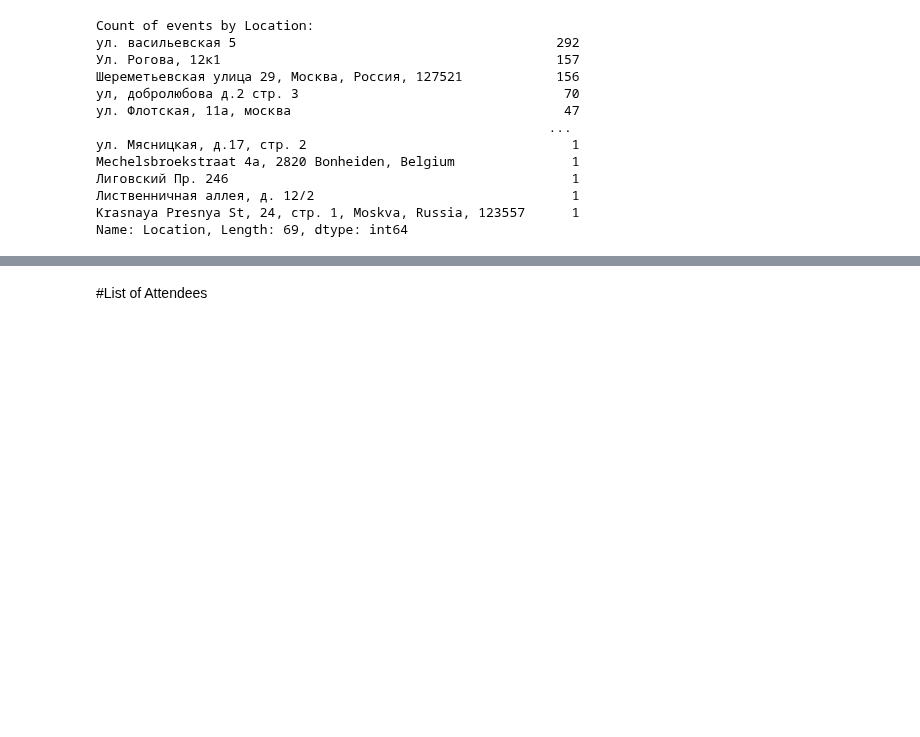
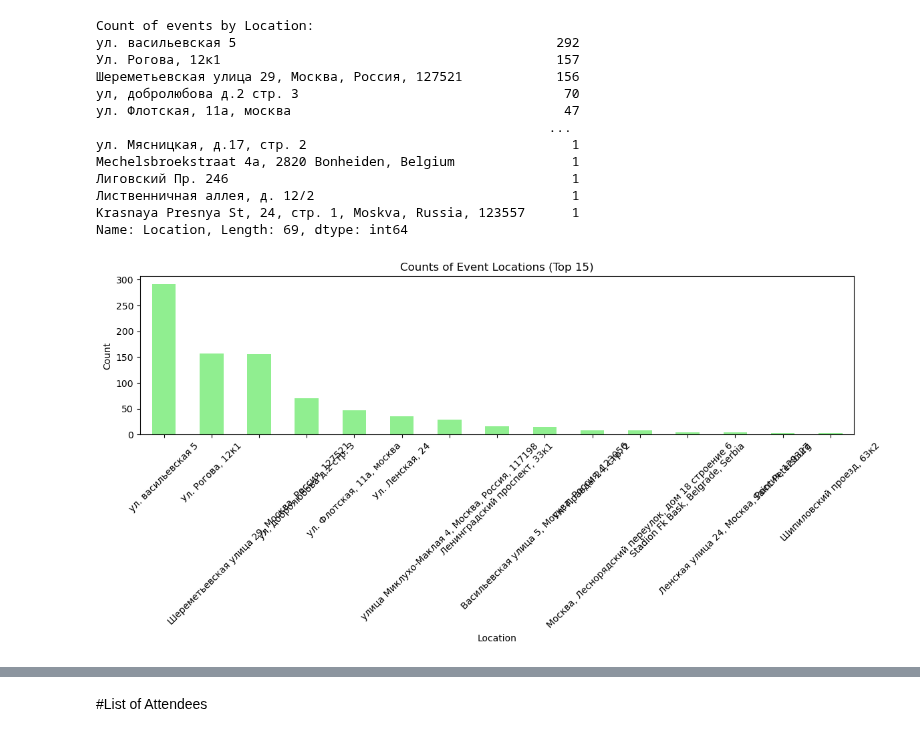
Before and after one commit to Unclegeenoo/Data-Science-Portfolio, a Jupyter notebook: Python_Projects/exploratory ATTENDANCE analysis.ipynb, the cells around one changed output, grey strips where cells are left out. Saved outputs shown, nothing was run; the diff lists cells and outputs as text; code cells hidden in the pictures; blank space fills up the shorter version.

```diff
--- a/Python_Projects/exploratory ATTENDANCE analysis.ipynb
+++ b/Python_Projects/exploratory ATTENDANCE analysis.ipynb
@@ -200,3 +215,18 @@ Mechelsbroekstraat 4a, 2820 Bonheiden, Belgium               1
 Лиственничная аллея, д. 12/2                                 1
 Krasnaya Presnya St, 24, стр. 1, Moskva, Russia, 123557      1
 Name: Location, Length: 69, dtype: int64
+# %%
+# Assuming you have the 'location_counts' Series
+location_counts = df_att['Location'].value_counts()
+
+# Create a bar plot
+plt.figure(figsize=(12, 6))
+location_counts[:15].plot(kind='bar', color='lightgreen')  # Display the top 15 locations for better readability
+plt.title('Counts of Event Locations (Top 15)')
+plt.xlabel('Location')
+plt.ylabel('Count')
+plt.xticks(rotation=45)  # Rotate x-axis labels for better readability
+plt.tight_layout()
+plt.show()
+# %% [output]
+[figure, added]
```
Also changed, not shown: parts of 9 cells of this notebook.
